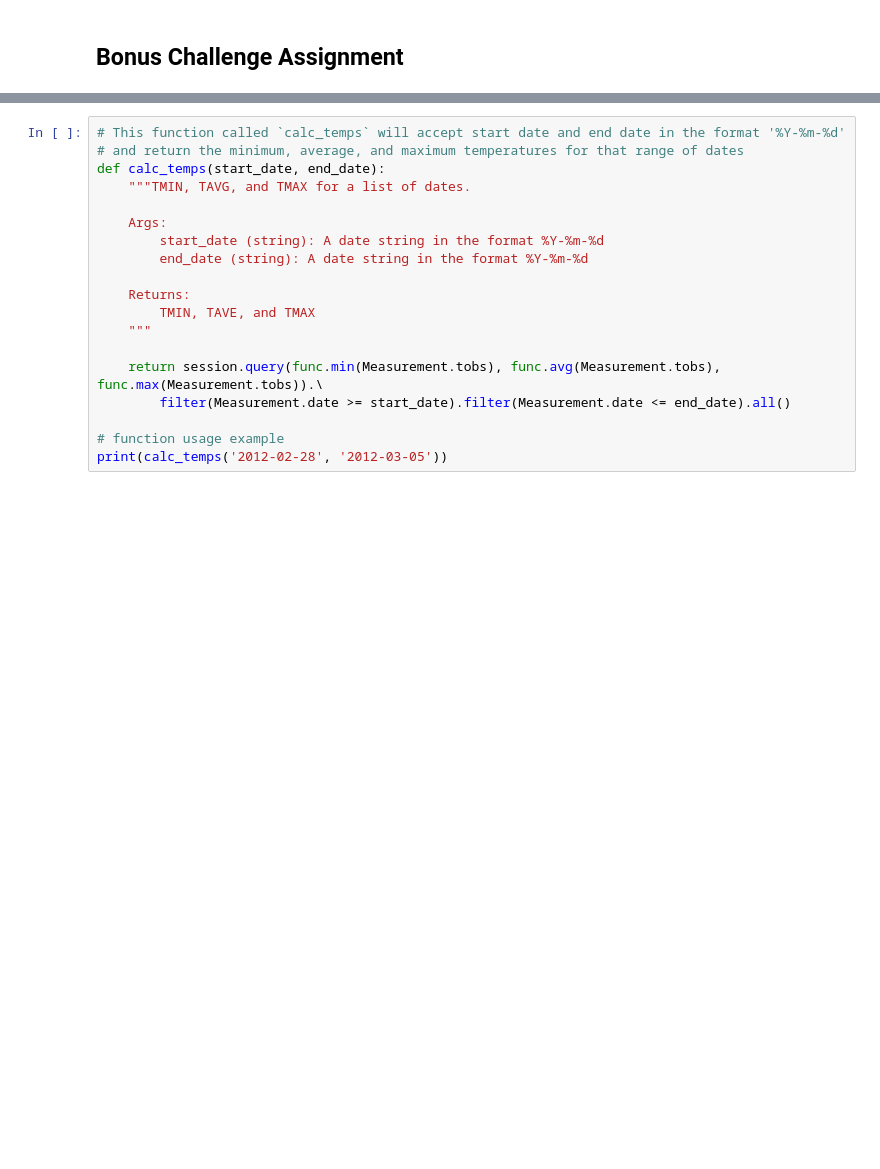
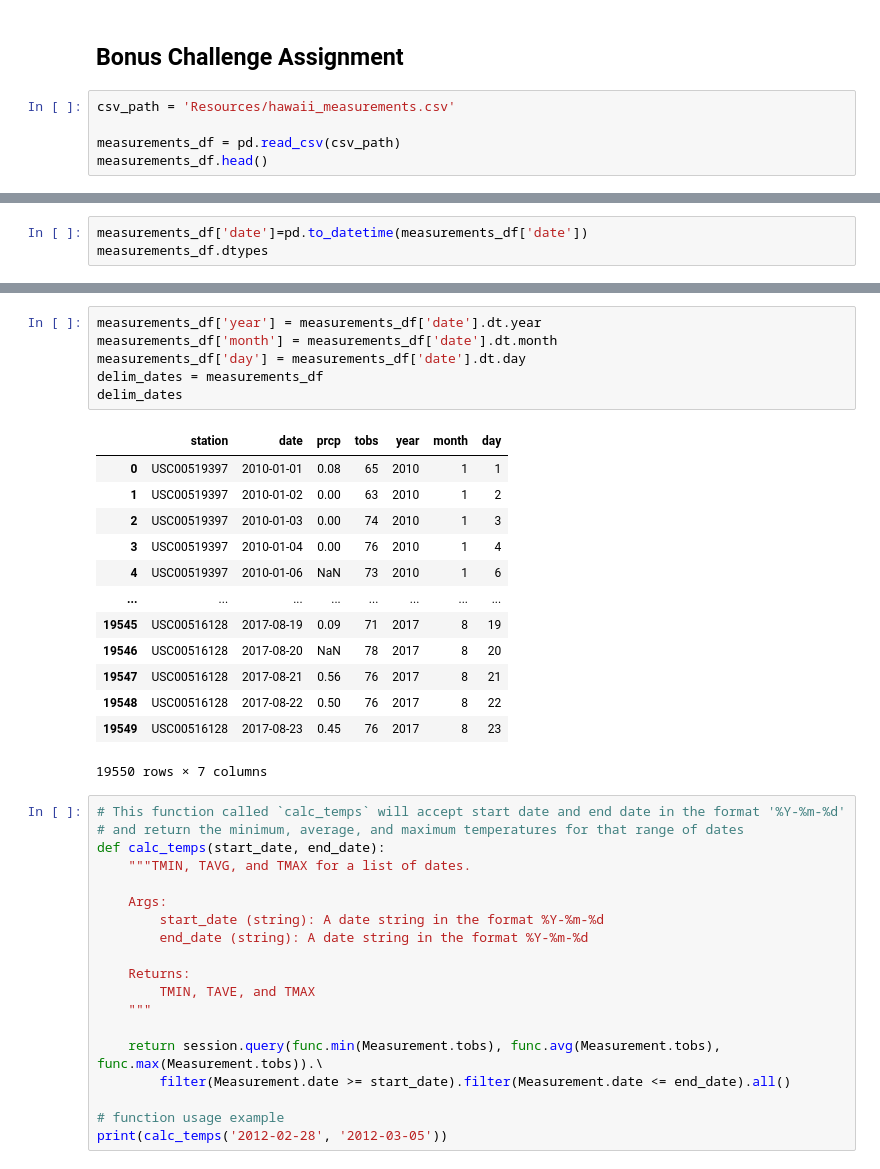
Before and after one commit to quickbarn/sqlalchemy-challenge, a Jupyter notebook: climate_starter.ipynb, the cells around one changed output, grey strips where cells are left out. Saved outputs shown, nothing was run; the diff lists cells and outputs as text; blank space fills up the shorter version.

```diff
--- a/climate_starter.ipynb
+++ b/climate_starter.ipynb
@@ -131,3 +131,8 @@ plt.show()
 [figure]
 # %% [markdown]
 ## Bonus Challenge Assignment
+# %%
+csv_path = 'Resources/hawaii_measurements.csv'
+
+measurements_df = pd.read_csv(csv_path)
+measurements_df.head()
@@ -133,0 +154,3 @@ plt.show()
+# %%
+measurements_df['date']=pd.to_datetime(measurements_df['date'])
+measurements_df.dtypes
@@ -134,3 +172,23 @@ plt.show()
+# %%
+measurements_df['year'] = measurements_df['date'].dt.year
+measurements_df['month'] = measurements_df['date'].dt.month
+measurements_df['day'] = measurements_df['date'].dt.day
+delim_dates = measurements_df
+delim_dates
+# %% [output]
+|  | station | date | prcp | tobs | year | month | day |
+| 0 | USC00519397 | 2010-01-01 | 0.08 | 65 | 2010 | 1 | 1 |
+| 1 | USC00519397 | 2010-01-02 | 0.00 | 63 | 2010 | 1 | 2 |
+| 2 | USC00519397 | 2010-01-03 | 0.00 | 74 | 2010 | 1 | 3 |
+| 3 | USC00519397 | 2010-01-04 | 0.00 | 76 | 2010 | 1 | 4 |
+| 4 | USC00519397 | 2010-01-06 | NaN | 73 | 2010 | 1 | 6 |
+| ... | ... | ... | ... | ... | ... | ... | ... |
+| 19545 | USC00516128 | 2017-08-19 | 0.09 | 71 | 2017 | 8 | 19 |
+| 19546 | USC00516128 | 2017-08-20 | NaN | 78 | 2017 | 8 | 20 |
+| 19547 | USC00516128 | 2017-08-21 | 0.56 | 76 | 2017 | 8 | 21 |
+| 19548 | USC00516128 | 2017-08-22 | 0.50 | 76 | 2017 | 8 | 22 |
+| 19549 | USC00516128 | 2017-08-23 | 0.45 | 76 | 2017 | 8 | 23 |
+19550 rows × 7 columns
 # %%
 # This function called `calc_temps` will accept start date and end date in the format '%Y-%m-%d'
 # and return the minimum, average, and maximum temperatures for that range of dates
```
Also changed, not shown: parts of 6 cells of this notebook.
